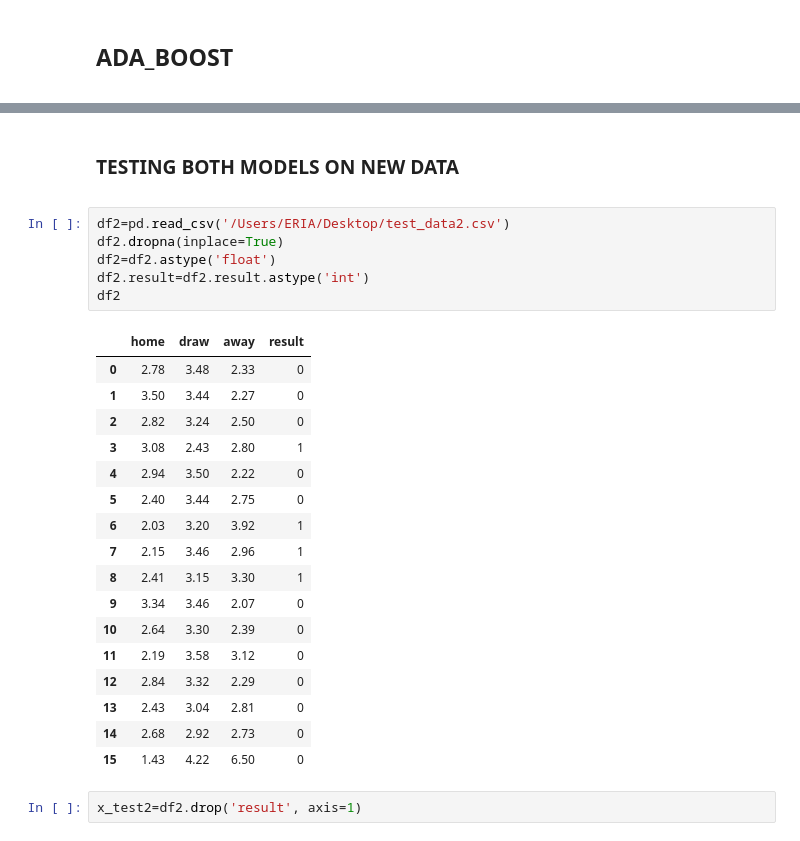
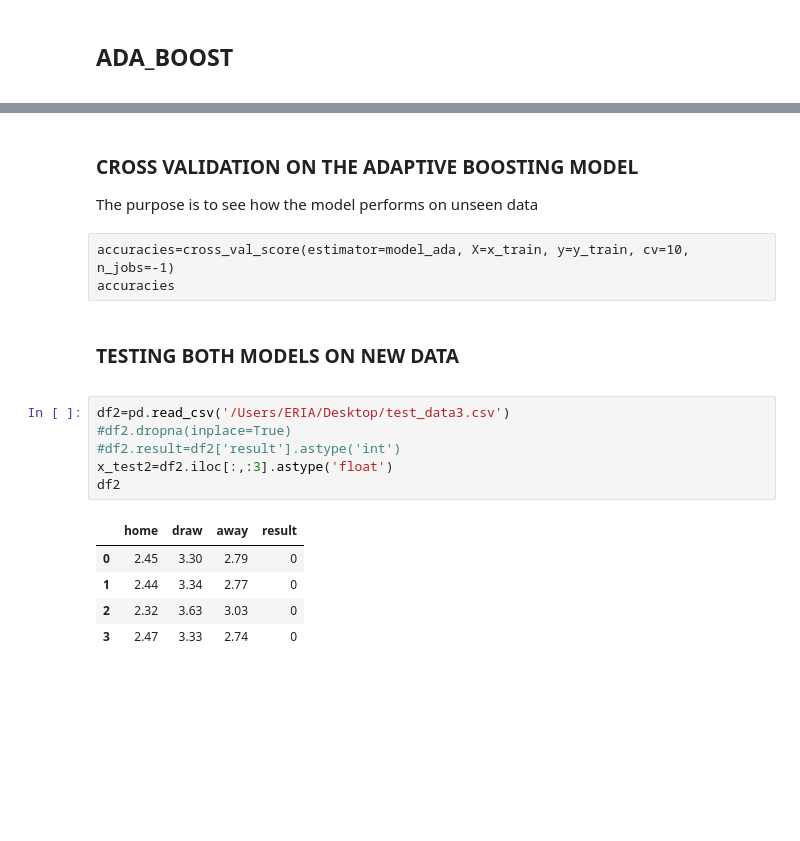
Before and after one commit to EriaKatumba/Predicting-Soccer-Results-Using-Machine-Learning, a Jupyter notebook: model_devt_match_predictor.ipynb, the cells around one changed output, grey strips where cells are left out. Saved outputs shown, nothing was run; the diff lists cells and outputs as text; blank space fills up the shorter version.

```diff
--- a/model_devt_match_predictor.ipynb
+++ b/model_devt_match_predictor.ipynb
@@ -278,28 +302,20 @@ weighted avg       0.50      0.51      0.50      1089
+# %% [markdown]
+__<h3>CROSS VALIDATION ON THE ADAPTIVE BOOSTING MODEL</h3>__
+The purpose is to see how the model performs on unseen data
+# %% [raw]
+accuracies=cross_val_score(estimator=model_ada, X=x_train, y=y_train, cv=10, n_jobs=-1)
+accuracies
 # %% [markdown]
 __<h3>TESTING BOTH MODELS ON NEW DATA</h3>__
 # %%
-df2=pd.read_csv('/Users/ERIA/Desktop/test_data2.csv')
-df2.dropna(inplace=True)
-df2=df2.astype('float')
-df2.result=df2.result.astype('int')
+df2=pd.read_csv('/Users/ERIA/Desktop/test_data3.csv')
+#df2.dropna(inplace=True)
+#df2.result=df2['result'].astype('int')
+x_test2=df2.iloc[:,:3].astype('float')
 df2
 # %% [output]
 |  | home | draw | away | result |
-| 0 | 2.78 | 3.48 | 2.33 | 0 |
-| 1 | 3.50 | 3.44 | 2.27 | 0 |
-| 2 | 2.82 | 3.24 | 2.50 | 0 |
-| 3 | 3.08 | 2.43 | 2.80 | 1 |
-| 4 | 2.94 | 3.50 | 2.22 | 0 |
-| 5 | 2.40 | 3.44 | 2.75 | 0 |
-| 6 | 2.03 | 3.20 | 3.92 | 1 |
-| 7 | 2.15 | 3.46 | 2.96 | 1 |
-| 8 | 2.41 | 3.15 | 3.30 | 1 |
-| 9 | 3.34 | 3.46 | 2.07 | 0 |
-| 10 | 2.64 | 3.30 | 2.39 | 0 |
-| 11 | 2.19 | 3.58 | 3.12 | 0 |
-| 12 | 2.84 | 3.32 | 2.29 | 0 |
-| 13 | 2.43 | 3.04 | 2.81 | 0 |
-| 14 | 2.68 | 2.92 | 2.73 | 0 |
-| 15 | 1.43 | 4.22 | 6.50 | 0 |
+| 0 | 2.45 | 3.30 | 2.79 | 0 |
+| 1 | 2.44 | 3.34 | 2.77 | 0 |
+| 2 | 2.32 | 3.63 | 3.03 | 0 |
+| 3 | 2.47 | 3.33 | 2.74 | 0 |
-# %%
-x_test2=df2.drop('result', axis=1)
```
Also changed, not shown: parts of 36 cells of this notebook.
